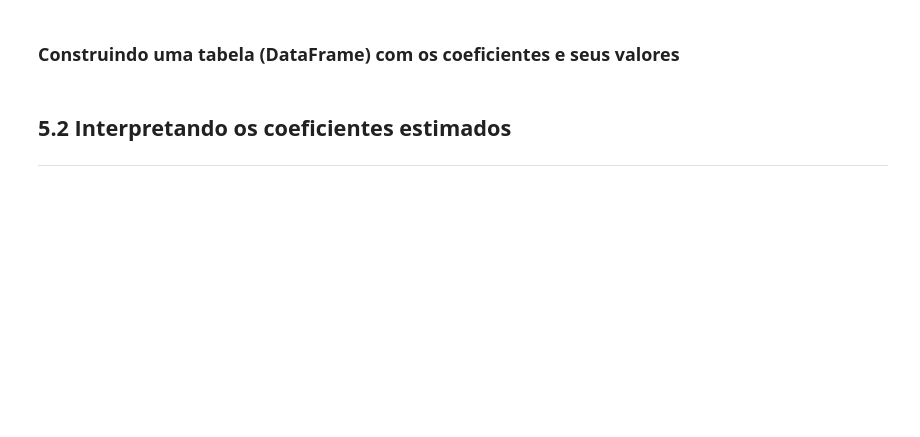
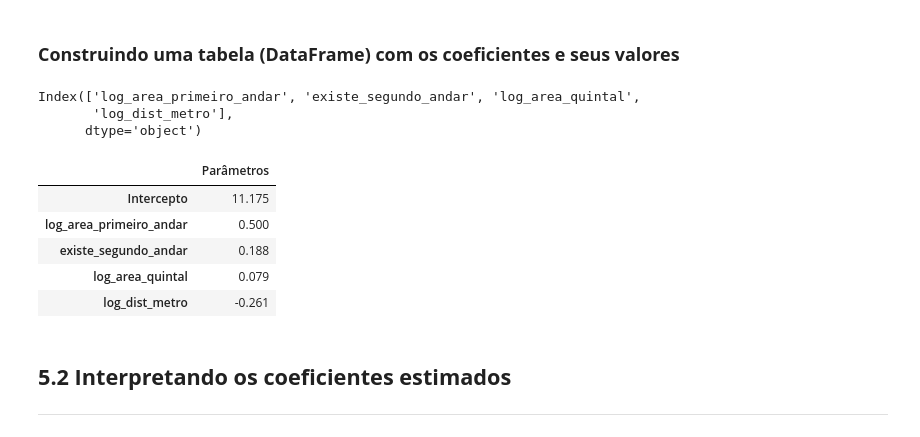
Before and after one commit to arthur-pulini/Machine-Learning-regressao-alura, a Jupyter notebook: Transformando_Variaveis_para_uma_Regressao_Linear/Regressao Linear.ipynb, the cells around one changed output. Drawn from its saved outputs; the diff is of its cells as text; code cells hidden in the pictures; blank space fills up the shorter version.

Commit message:
Analisando os efeitos das variáveis e do intercepto para o valor do imóvel

```diff
--- a/Transformando_Variaveis_para_uma_Regressao_Linear/Regressao Linear.ipynb
+++ b/Transformando_Variaveis_para_uma_Regressao_Linear/Regressao Linear.ipynb
@@ -578,5 +586,12 @@ Como você pode notar, o $\beta_2$ não entra nesse caso, pois o coeficiente de
 # %% [markdown]
 ### **Construindo uma tabela (DataFrame) com os coeficientes e seus valores**
+# %%
+X_train_novo.columns
+# %% [output]
+Index(['log_area_primeiro_andar', 'existe_segundo_andar', 'log_area_quintal',
+       'log_dist_metro'],
+      dtype='object')
 # %%
 ## Criando o índice dos coeficientes
-...
+index = ['Intercepto', 'log_area_primeiro_andar', 'existe_segundo_andar', 'log_area_quintal',
+       'log_dist_metro']
@@ -586,3 +598,15 @@ Como você pode notar, o $\beta_2$ não entra nesse caso, pois o coeficiente de
+# %%
+## Criando o df
+df_params = pd.DataFrame(data=np.append(modelo.intercept_, modelo.coef_), index=index, columns=['Parâmetros'])
+# %%
+df_params.round(3)
+# %% [output]
+|  | Parâmetros |
+| Intercepto | 11.175 |
+| log_area_primeiro_andar | 0.500 |
+| existe_segundo_andar | 0.188 |
+| log_area_quintal | 0.079 |
+| log_dist_metro | -0.261 |
 # %% [markdown]
 ## **5.2 Interpretando os coeficientes estimados**
 
```
Also changed, not shown: parts of 6 cells of this notebook.
